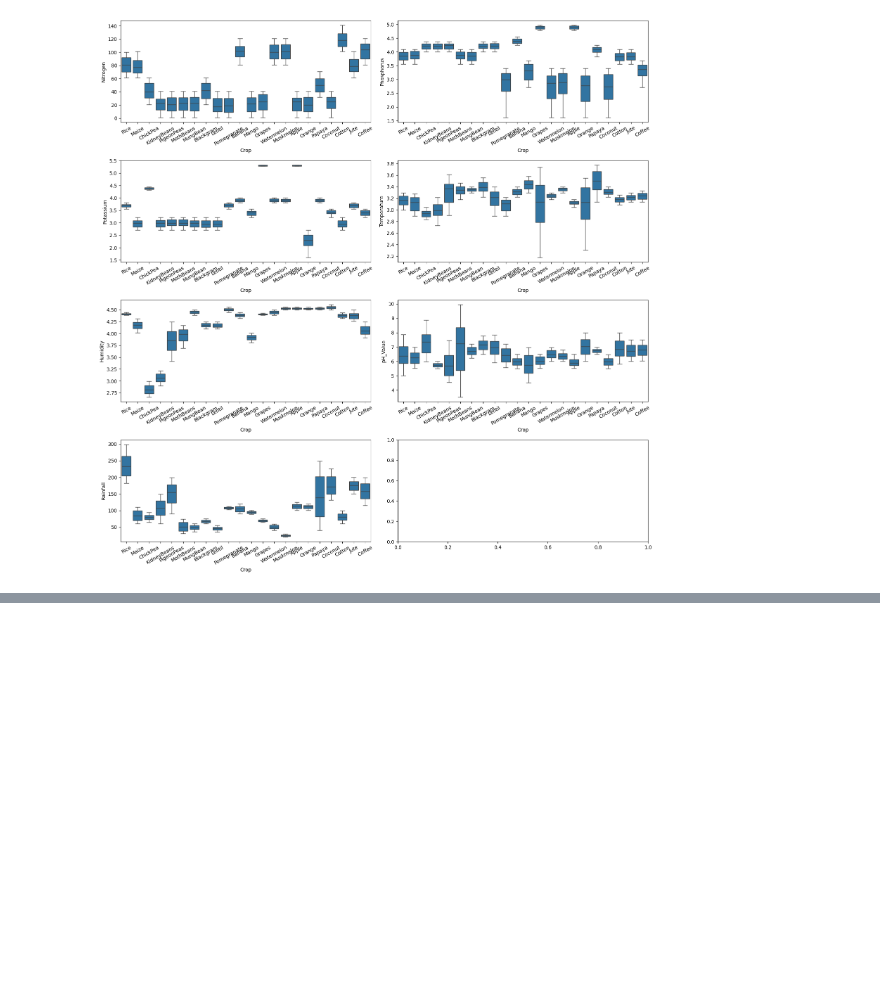
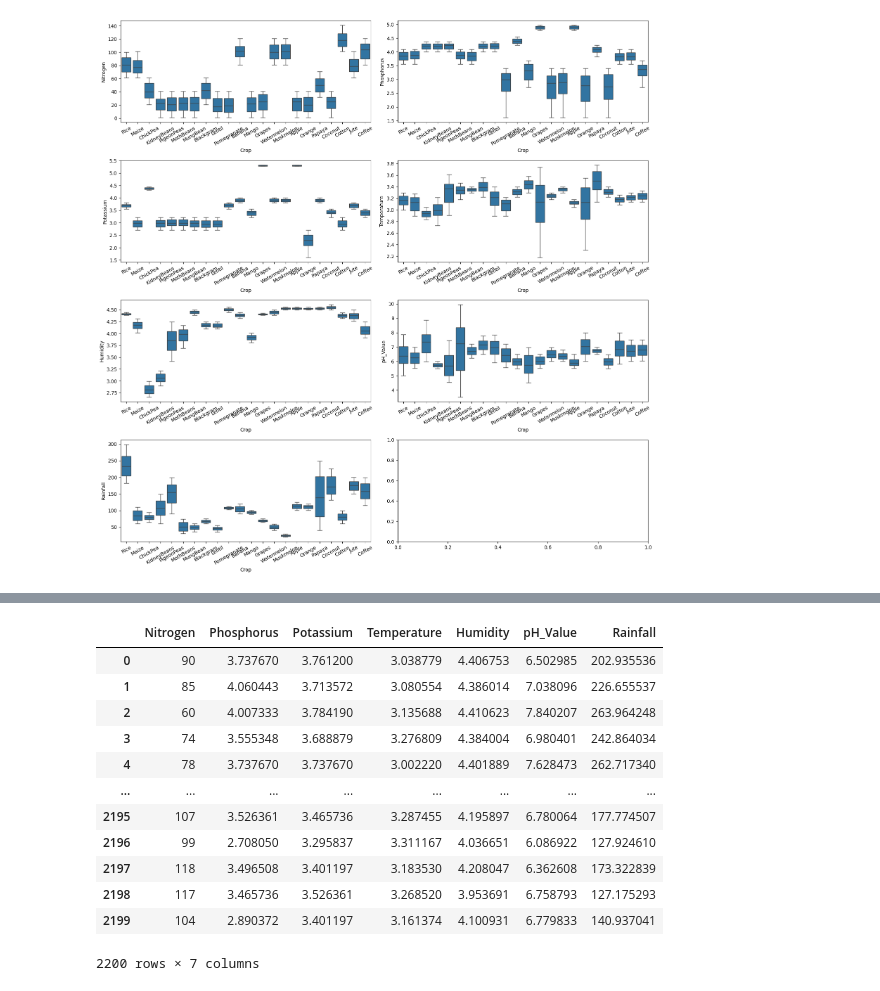
Before and after one commit to subhangi03/AgriSage, a Jupyter notebook: cleaning.ipynb, the cells around one changed output, grey strips where cells are left out. Cells and saved outputs as stored; diff of their text form; code cells hidden in the pictures; blank space fills up the shorter version.

```diff
--- a/cleaning.ipynb
+++ b/cleaning.ipynb
@@ -481,0 +534,16 @@ ValueError: Target is multiclass but average='binary'. Please choose another ave
+# %%
+X
+# %% [output]
+|  | Nitrogen | Phosphorus | Potassium | Temperature | Humidity | pH_Value | Rainfall |
+| 0 | 90 | 3.737670 | 3.761200 | 3.038779 | 4.406753 | 6.502985 | 202.935536 |
+| 1 | 85 | 4.060443 | 3.713572 | 3.080554 | 4.386014 | 7.038096 | 226.655537 |
+| 2 | 60 | 4.007333 | 3.784190 | 3.135688 | 4.410623 | 7.840207 | 263.964248 |
+| 3 | 74 | 3.555348 | 3.688879 | 3.276809 | 4.384004 | 6.980401 | 242.864034 |
+| 4 | 78 | 3.737670 | 3.737670 | 3.002220 | 4.401889 | 7.628473 | 262.717340 |
+| ... | ... | ... | ... | ... | ... | ... | ... |
+| 2195 | 107 | 3.526361 | 3.465736 | 3.287455 | 4.195897 | 6.780064 | 177.774507 |
+| 2196 | 99 | 2.708050 | 3.295837 | 3.311167 | 4.036651 | 6.086922 | 127.924610 |
+| 2197 | 118 | 3.496508 | 3.401197 | 3.183530 | 4.208047 | 6.362608 | 173.322839 |
+| 2198 | 117 | 3.465736 | 3.526361 | 3.268520 | 3.953691 | 6.758793 | 127.175293 |
+| 2199 | 104 | 2.890372 | 3.401197 | 3.161374 | 4.100931 | 6.779833 | 140.937041 |
+2200 rows × 7 columns
```
Also changed, not shown: parts of 7 cells of this notebook, 1 other file.
